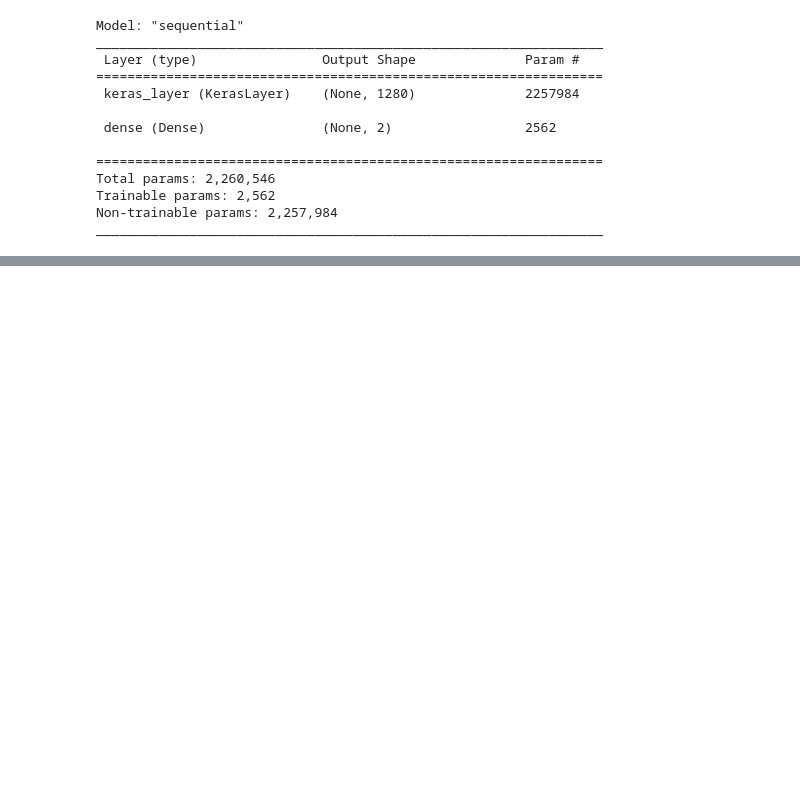
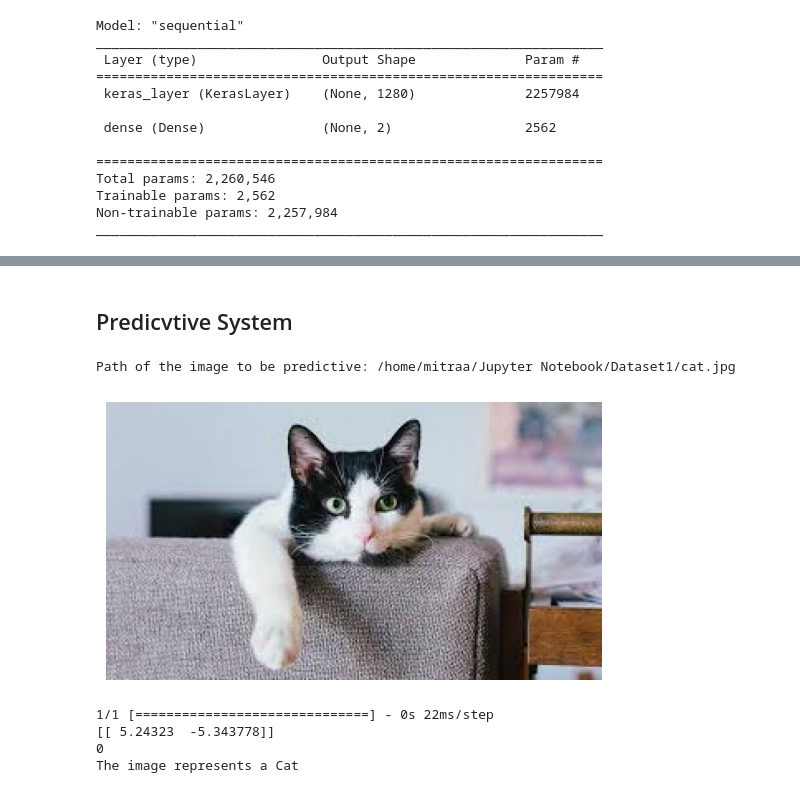
Before and after one commit to Nargesmohammadi/Dog-and-Cat-Classification-using-Transfer-learning-mobilenet-v2-, a Jupyter notebook: Dogs vs Cats classification using transfer learning.ipynb, the cells around one changed output, grey strips where cells are left out. Drawn from its saved outputs; the diff is of its cells as text; code cells hidden in the pictures; blank space fills up the shorter version.

```diff
--- a/Dogs vs Cats classification using transfer learning.ipynb
+++ b/Dogs vs Cats classification using transfer learning.ipynb
@@ -320,0 +303,45 @@ input_pred_label = np.argmax(input_prediction)
+# %% [markdown]
+## Predicvtive System
+# %%
+def cv2_imshow(image):
+    plt.imshow(cv2.cvtColor(image, cv2.COLOR_BGR2RGB))
+    plt.axis('off')
+    plt.show()
+
+input_image_path = input('Path of the image to be predictive: ')
+
+input_image = cv2.imread(input_image_path)
+
+if input_image is not None:
+
+    cv2_imshow(input_image)
+
+    input_image_resize = cv2.resize(input_image, (224, 224))
+
+    input_image_scaled = input_image_resize / 255
+
+    image_reshaped = np.reshape(input_image_scaled, [1, 224, 224, 3])
+
+    input_prediction = model.predict(image_reshaped)
+
+    print(input_prediction)
+
+    input_pred_label = np.argmax(input_prediction)
+
+    print(input_pred_label)
+
+    if input_pred_label == 0:
+        print("The image represents a Cat")
+
+    else:
+        print("The image represents a Dog")
+
+else:
+    print("Failed to load the image. Check the specified path.")
+# %% [output]
+Path of the image to be predictive: /home/mitraa/Jupyter Notebook/Dataset1/cat.jpg
+[figure, added]
+1/1 [==============================] - 0s 22ms/step
+[[ 5.24323  -5.343778]]
+0
+The image represents a Cat
```
Also changed, not shown: parts of 9 cells of this notebook.
